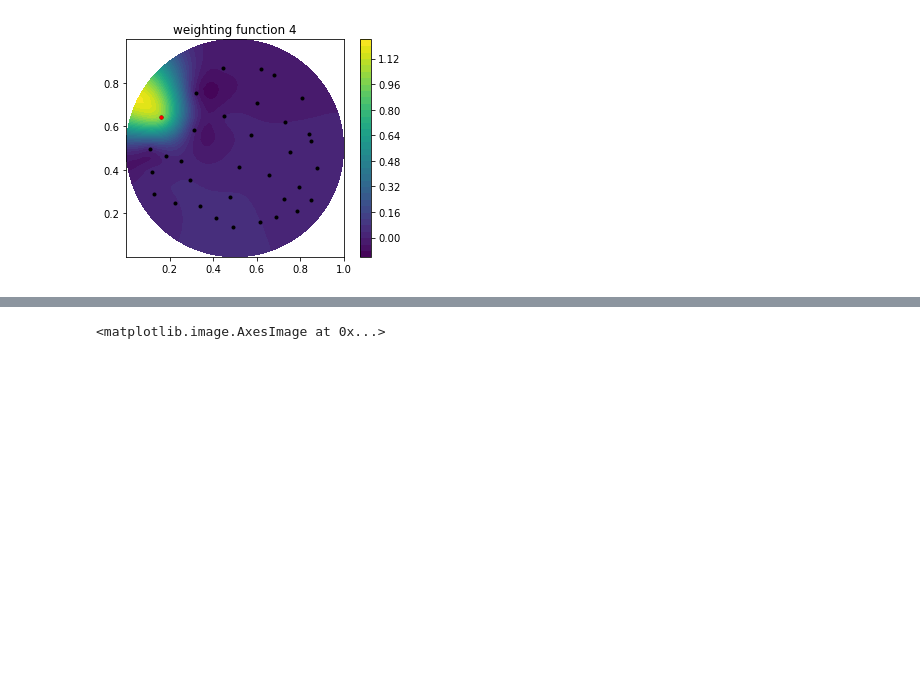
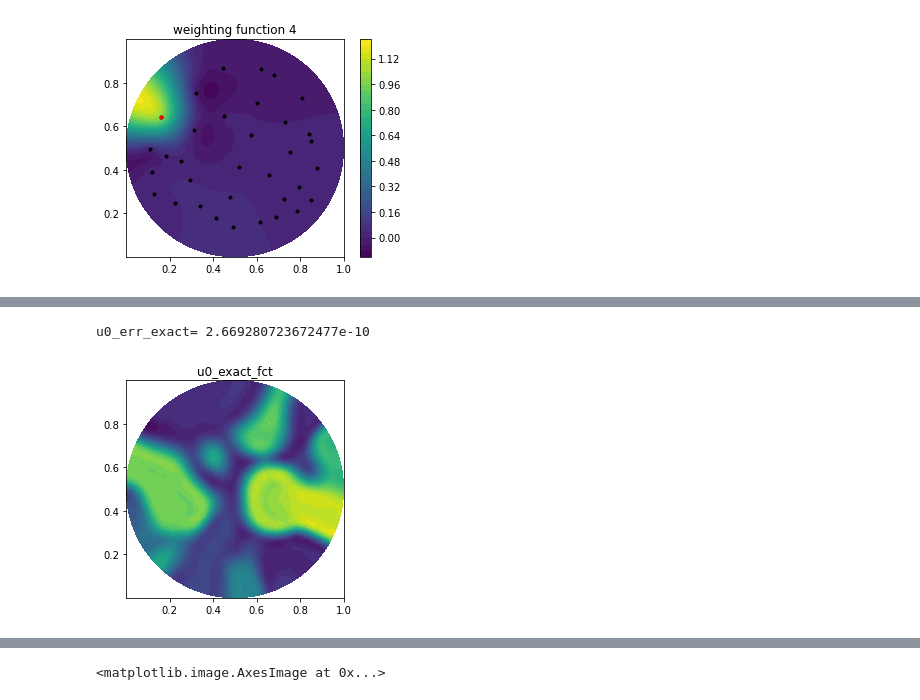
Before and after one commit to NickAlger/localpsf, a Jupyter notebook: code/heat_inverse_problem.ipynb, the cells around one changed output, grey strips where cells are left out. Saved outputs shown, nothing was run; the diff lists cells and outputs as text; code cells hidden in the pictures; blank space fills up the shorter version.

```diff
--- a/code/heat_inverse_problem.ipynb
+++ b/code/heat_inverse_problem.ipynb
@@ -831,13 +509,11 @@ err_M_hmatrix= 1.1484021607135655e-16
 # %%
-a_reg = 2e-5
-
-def apply_Hfull(x_vec):
+def apply_H(x_vec):
     x = fenics.Function(V)
     x.vector()[:] = x_vec
-    y_vec = apply_H(x.vector())[:] + a_reg*(R_csc*x_vec)
+    y_vec = apply_Hd(x.vector())[:] + a_reg*(R_csc*x_vec)
     return y_vec
 
-Hfull_linop = spla.LinearOperator((V.dim(), V.dim()), matvec=apply_Hfull)
+H_linop = spla.LinearOperator((V.dim(), V.dim()), matvec=apply_H)
 # %%
 R_scale_err = np.linalg.norm((a_reg * R_hmatrix) * x - a_reg * R_csc * x)
 print('R_scale_err=', R_scale_err)
@@ -910,2 +578,20 @@ Text(0.5, 1.0, '-gradient at zero')
 [figure]
 [figure]
+# %%
+u0_exact = spla.gmres(H_linop, -g, M=H_hmatrix_sym_factorized, restart=50, maxiter=1, tol=krylov_tol)[0]
+u0_err_exact = np.linalg.norm(apply_H(u0_exact) + g)/np.linalg.norm(g)
+print('u0_err_exact=', u0_err_exact)
+
+u0_exact_fct = fenics.Function(V)
+u0_exact_fct.vector()[:] = u0_exact
+fenics.plot(u0_exact_fct)
+plt.title('u0_exact_fct')
+
+uf_fct = fenics.Function(V)
+uf_fct.vector()[:] = forward_map(u0_exact_fct.vector())
+
+uf_true_fct = fenics.Function(V)
+uf_true_fct.vector()[:] = forward_map(u0_true.vector())
+# %% [output]
+u0_err_exact= 2.669280723672477e-10
+[figure, added]
```
Also changed, not shown: parts of 65 cells of this notebook, 3 other files.
